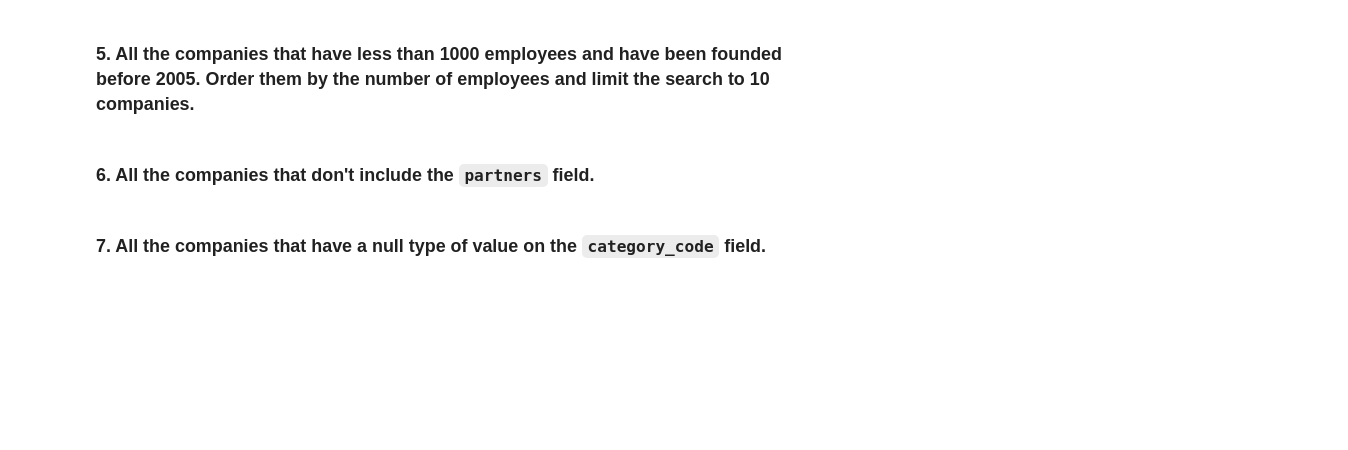
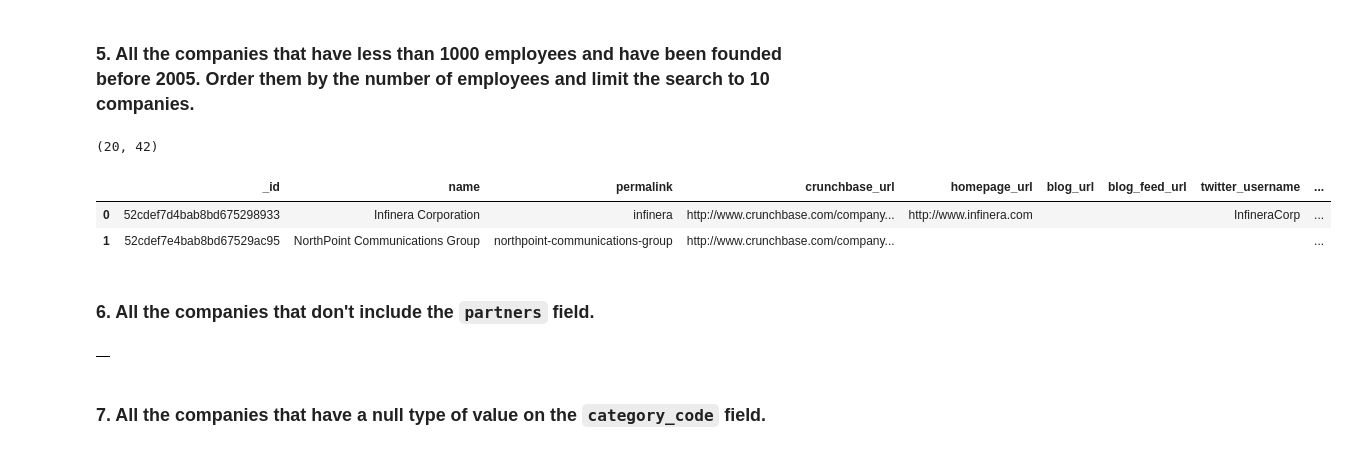
Before and after one commit to Ironhack-Data-Madrid-PartTime-Oct22/lab-mongo-queries, a Jupyter notebook: your_code/main.ipynb, the cells around one changed output. Saved outputs shown, nothing was run; the diff lists cells and outputs as text; code cells hidden in the pictures; blank space fills up the shorter version.

```diff
--- a/your_code/main.ipynb
+++ b/your_code/main.ipynb
@@ -112,2 +110,15 @@ companies_100M_2010.head(3)
+# %%
+# Your Code
+cond01 = {'number_of_employees': {"$lt": 1000}}
+cond02 = {'founded_year': {"$lt": 2005}}
+
+companies_2005_1000emp = pd.DataFrame(db.coleccion.find({'$and': [cond01,cond02]}).sort("number_of_employees", -1).limit(20))
+print(companies_2005_1000emp.shape)
+companies_2005_1000emp.head(2)
+# %% [output]
+(20, 42)
+|  | _id | name | permalink | crunchbase_url | homepage_url | blog_url | blog_feed_url | twitter_username | ... |
+| 0 | 52cdef7d4bab8bd675298933 | Infinera Corporation | infinera | http://www.crunchbase.com/company... | http://www.infinera.com |  |  | InfineraCorp | ... |
+| 1 | 52cdef7e4bab8bd67529ac95 | NorthPoint Communications Group | northpoint-communications-group | http://www.crunchbase.com/company... |  |  |  |  | ... |
 # %% [markdown]
 ### 6. All the companies that don't include the `partners` field.
@@ -116,3 +125,8 @@ companies_100M_2010.head(3)
+# %%
+# Your Code
+pd.DataFrame(db.companies.find({ 'partners': { '$exists': False}}, {'name':1} )) ##funciona, pero no da resultados
+# %% [output]
+|  |
 # %% [markdown]
 ### 7. All the companies that have a null type of value on the `category_code` field.
 # %%
```
Also changed, not shown: parts of 2 cells of this notebook.
